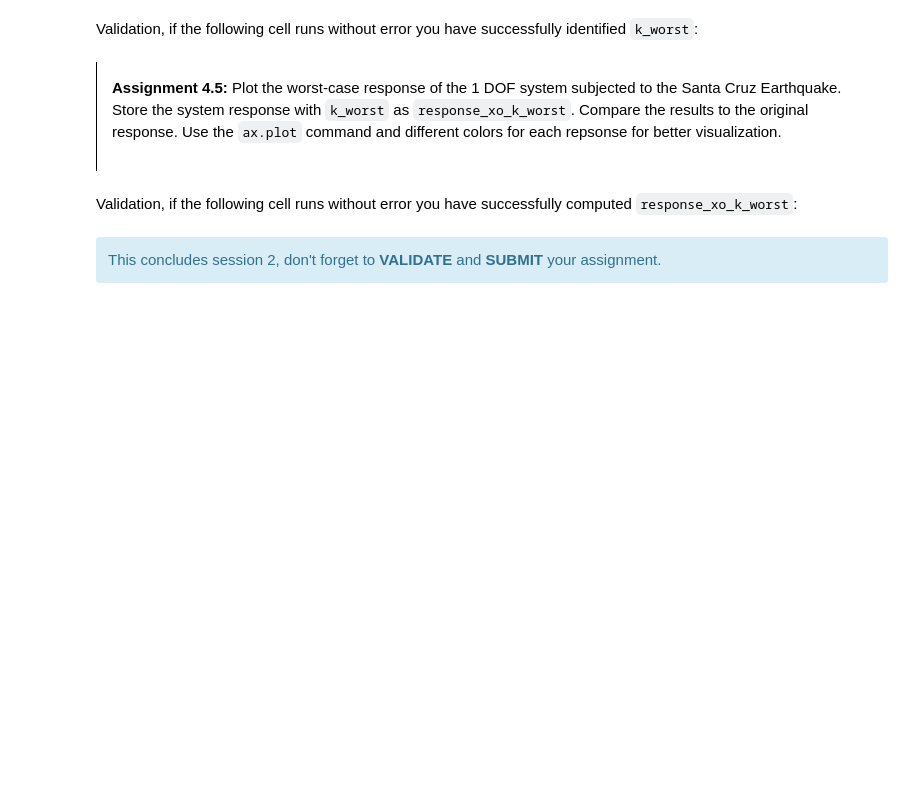
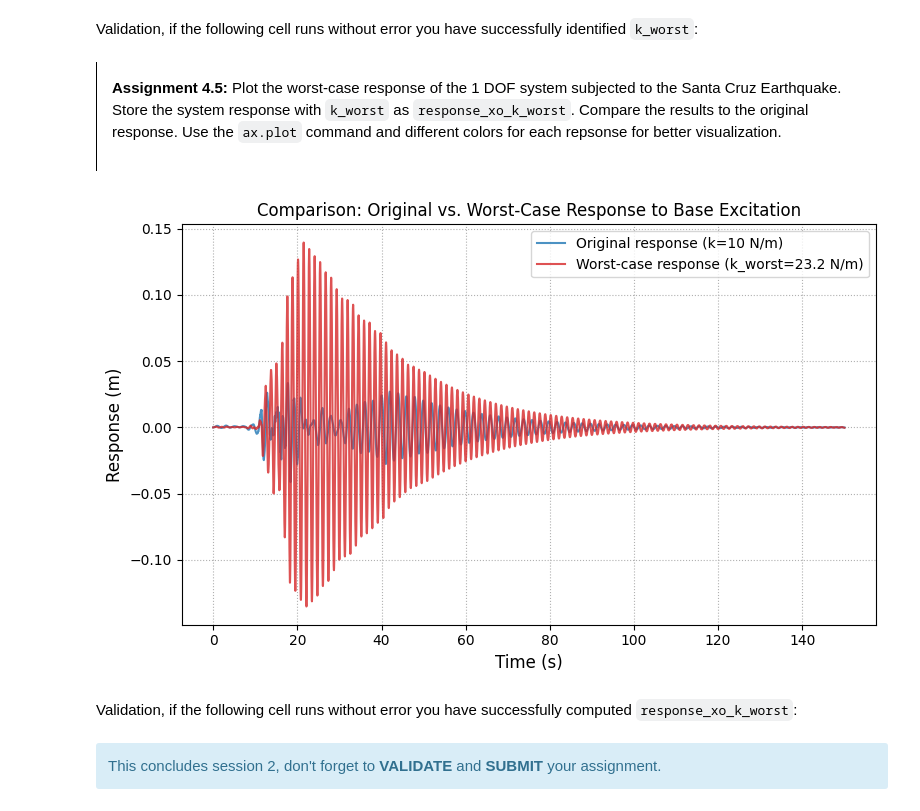
Before and after one commit to TAHA7485/MV2627_Exercises, a Jupyter notebook: Session2_SDOF/session2.ipynb, the cells around one changed output. Drawn from its saved outputs; the diff is of its cells as text; code cells hidden in the pictures; blank space fills up the shorter version.

```diff
--- a/Session2_SDOF/session2.ipynb
+++ b/Session2_SDOF/session2.ipynb
@@ -740,7 +732,7 @@ _ = ax.legend()
 # %% [markdown]
 Write in the cell below the value of the worst spring stiffness you found in your plot.
 # %%
-k_worst = 72.7
+k_worst = 23.2
 # YOUR CODE HERE
 # %% [markdown]
 Validation, if the following cell runs without error you have successfully identified `k_worst`:
@@ -755,10 +747,26 @@ assert k_worst < 100, "`k_worst` was limited to a maximum of 100N/m"
 
 <b>Assignment 4.5:</b> Plot the worst-case response of the 1 DOF system subjected to the Santa Cruz Earthquake. Store the system response with `k_worst` as `response_xo_k_worst`. Compare the results to the original response. Use the `ax.plot` command and different colors for each repsonse for better visualization.
 # %%
-response_xo_k_worst = None # Compute the response_to_base_excitation with k_worst
+response_xo_k_worst = response_to_base_excitation(m,c,k_worst,x_o_acc,t) # Compute the response_to_base_excitation with k_worst
 
 # YOUR CODE HERE
-raise NotImplementedError()
+fig, ax = plt.subplots(figsize=(8, 5))
+
+# Tracé des deux signaux
+ax.plot(t, response_xo, label=f'Original response (k={k} N/m)', color='tab:blue', alpha=0.8)
+ax.plot(t, response_xo_k_worst, label=f'Worst-case response (k_worst={k_worst} N/m)', color='tab:red', alpha=0.8)
+
+# Configuration des axes, grilles et légendes
+ax.set_xlabel('Time (s)', fontsize=12)
+ax.set_ylabel('Response (m)', fontsize=12)
+ax.set_title('Comparison: Original vs. Worst-Case Response to Base Excitation', fontsize=12)
+ax.grid(which='both', linestyle=':')
+ax.legend(loc='upper right')
+
+plt.tight_layout()
+plt.show()
+# %% [output]
+[figure, added]
 # %% [markdown]
 Validation, if the following cell runs without error you have successfully computed `response_xo_k_worst`:
 # %%
```
Also changed, not shown: parts of 14 cells of this notebook.
